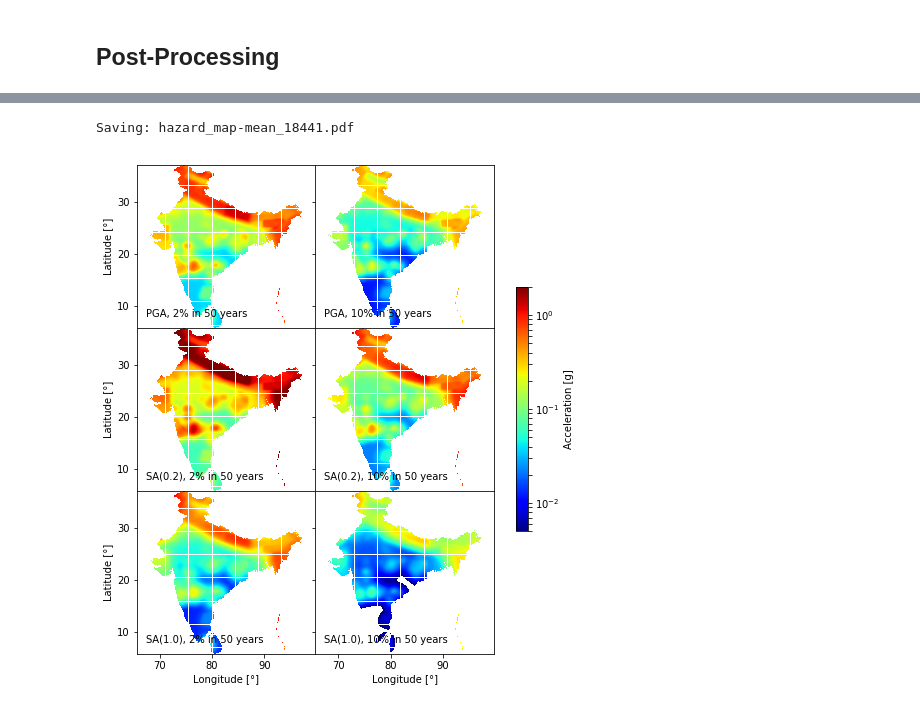
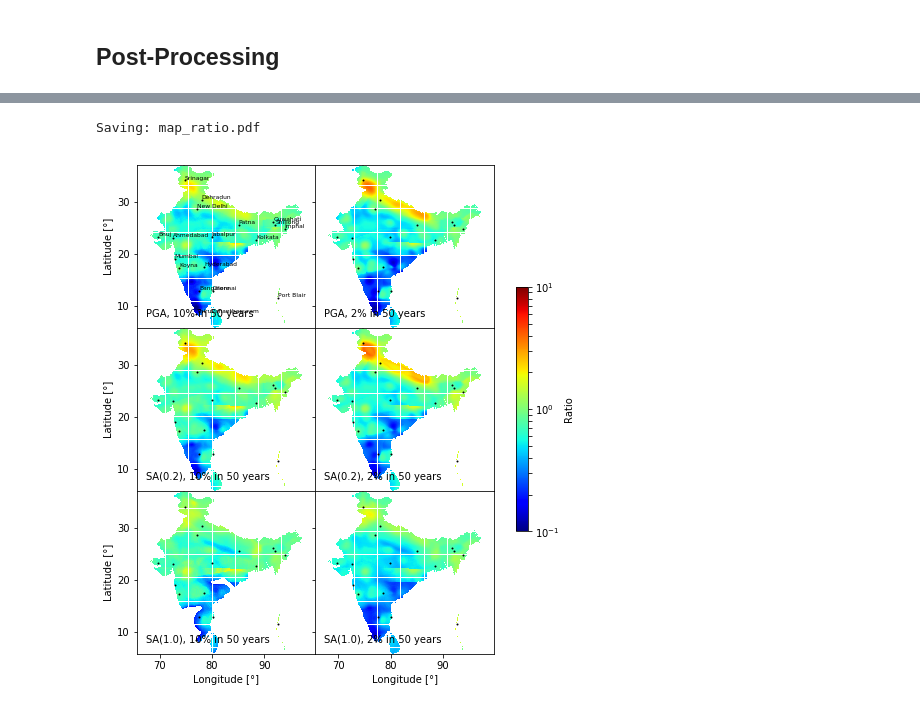
Before and after one commit to nackerley/indian-subcontinent-psha, a Jupyter notebook: Results/Mapping.ipynb, the cells around one changed output, grey strips where cells are left out. Saved outputs shown, nothing was run; the diff lists cells and outputs as text; code cells hidden in the pictures.

```diff
--- a/Results/Mapping.ipynb
+++ b/Results/Mapping.ipynb
@@ -106,0 +88,7 @@ investigation_time: 1 year
+# %%
+plot_cities = np.array([['Bangalore', 'Bhuj', 'Chennai'],
+                        ['Guwahati', 'Jabalpur', 'Kolkata'],
+                        ['Koyna', 'Mumbai', 'New Delhi']])
+df_cities = pd.read_csv('../Data/nath2012probabilistic/Table 3.csv', skiprows=1, index_col='City')
+df_cities = df_cities[df_cities.index.isin(plot_cities.flatten())]
+df_cities
@@ -132,34 +392,42 @@ Grid step: 0.2°
 # %%
-point_size = (grid_step/0.2)**2
+ratio_file_name = 'map_ratio.pdf'
+df_ratio = df_calc/df_pub
+
 fig, axes = plt.subplots(len(imts), len(poes),
                          figsize=(4*len(poes),3*len(imts)), sharex=True, sharey=True,
                          subplot_kw={'adjustable': 'datalim', 'aspect': 1})
 fig.subplots_adjust(hspace=0, wspace=0)
-for i, imt in enumerate(imts):
-    for j, (poe, poe_nom) in enumerate(zip(poes, poes_nom)):
-        fig.sca(axes[i, j])
-
+for imt, row_axes in zip(imts, axes):
+    for poe, poe_nom, ax in zip(poes, poes_nom, row_axes):
         imt_poe_label = ('%s, %.3g%% in %g years' %
                          (str(imt), 100*poe_nom, T_nom))
-        annotate(imt_poe_label, 'lower left')
+        annotate(imt_poe_label, 'lower left', ax)
 
-        im = plt.scatter(df_calc.index.get_level_values('lon'),
-                         df_calc.index.get_level_values('lat'),
-                         c=df_calc[imt + '-' + str(poe)].values,
+        im = ax.scatter(df_ratio.index.get_level_values('lon'),
+                         df_ratio.index.get_level_values('lat'),
+                         c=df_ratio[imt + '-' + str(poe)].values,
                          s=point_size, marker='s', edgecolor='none', cmap='jet',
-                         norm=LogNorm(limits[0], limits[1]))
+                         norm=LogNorm(0.1, 10))
 
-axes[0, 0].set_aspect('equal')
-axes[0, 0].autoscale(enable=True, axis=u'both', tight=True)
-fig.colorbar(im, ax=axes.ravel().tolist(), shrink=0.5, label='Acceleration [g]')
+        ax.plot(df_cities['Longitude (°E)'],
+                df_cities['Latitude (°N)'],
+                'ko', markersize=1)
+
+for city, info in df_cities.iterrows():
+    axes[0, 0].annotate(city, (info['Longitude (°E)'],
+                               info['Latitude (°N)']),
+                        va='bottom', fontsize=6)
+
+plt.gca().set_aspect('equal')
+plt.autoscale(enable=True, axis=u'both', tight=True)
+fig.colorbar(im, ax=axes.ravel().tolist(), shrink=0.5, label='Ratio')
 
 [ax.set_xlabel(u'Longitude [°]') for ax in axes[-1, :]]
 [ax.xaxis.set_major_locator(MultipleLocator(base=10.)) for ax in axes[-1, :]]
 [ax.set_ylabel(u'Latitude [°]') for ax in axes[:, 0]]
 [ax.yaxis.set_major_locator(MultipleLocator(base=10.)) for ax in axes[:, 0]]
-map_pdf = os.path.splitext(os.path.basename(map_csv))[0] + '.pdf'
-print('Saving: ' + map_pdf)
-fig.savefig(map_pdf, dpi=300, bbox_inches='tight')
+print('Saving: ' + ratio_file_name)
+fig.savefig(ratio_file_name, dpi=300, bbox_inches='tight')
 # %% [output]
-Saving: hazard_map-mean_18441.pdf
+Saving: map_ratio.pdf
-[figure, old version]
+[figure, new version]
```
Also changed, not shown: parts of 16 cells of this notebook, 19 other files.
